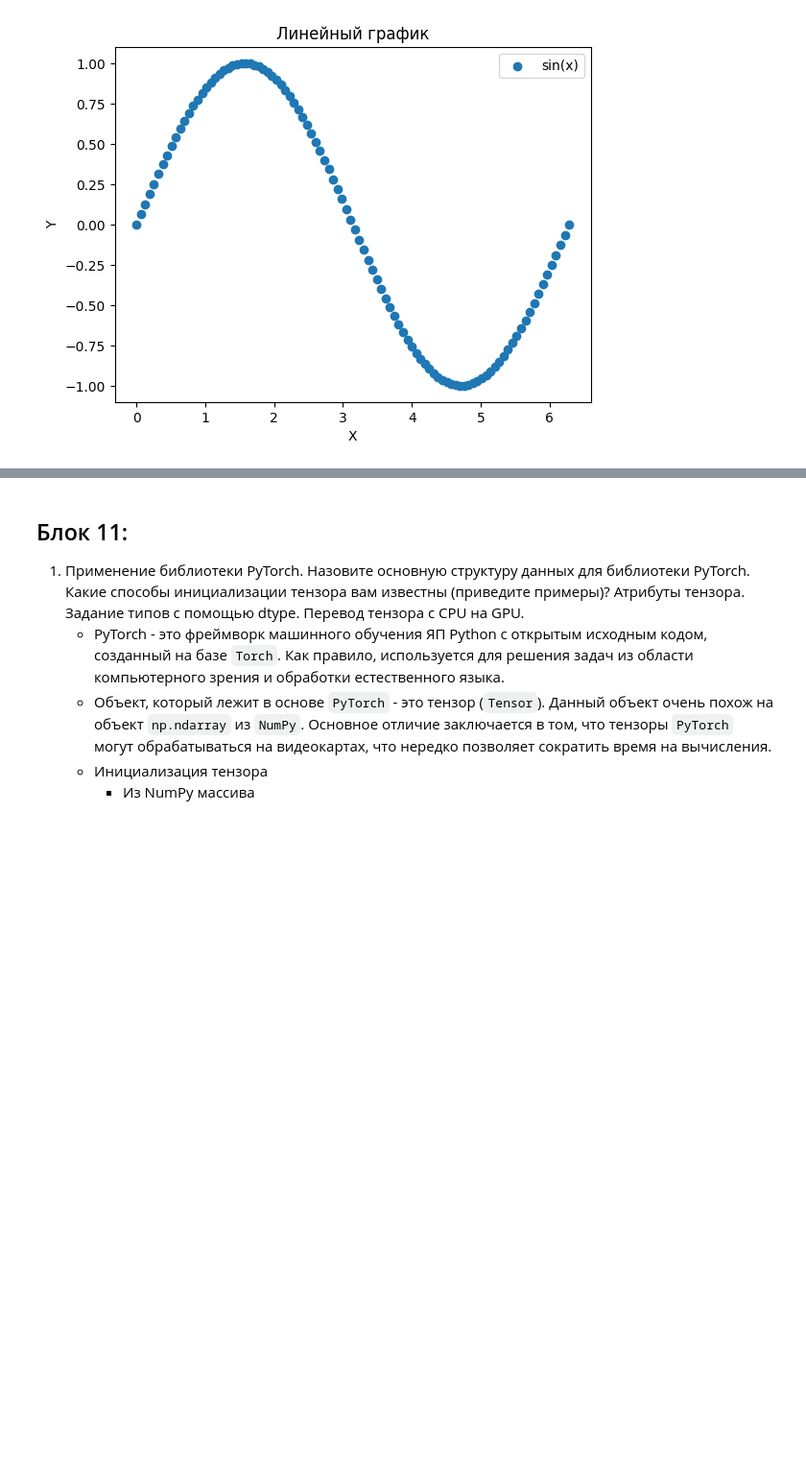
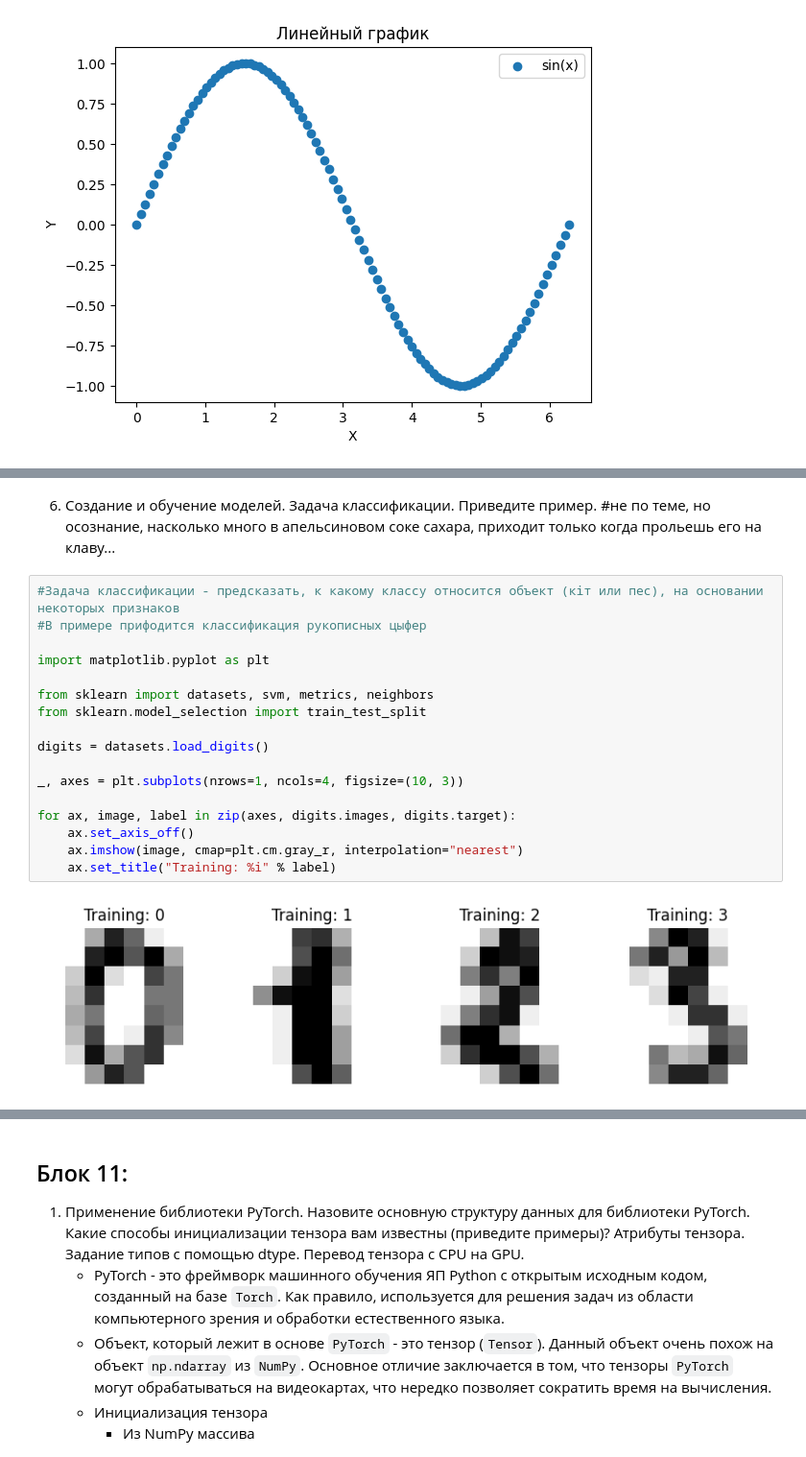
Before and after one commit to Quyntrd/zachet, a Jupyter notebook: zachet.ipynb, the cells around one changed output, grey strips where cells are left out. Shown at 96% size. Saved outputs shown, nothing was run; the diff lists cells and outputs as text; blank space fills up the shorter version.

```diff
--- a/zachet.ipynb
+++ b/zachet.ipynb
@@ -836,0 +1060,22 @@ plt.show()
+# %% [markdown]
+6. 	Создание и обучение моделей. Задача классификации. Приведите пример.
+#не по теме, но осознание, насколько много в апельсиновом соке сахара, приходит только когда прольешь его на клаву...
+# %%
+#Задача классификации - предсказать, к какому классу относится объект (кiт или пес), на основании некоторых признаков
+#В примере прифодится классификация рукописных цыфер
+
+import matplotlib.pyplot as plt
+
+from sklearn import datasets, svm, metrics, neighbors
+from sklearn.model_selection import train_test_split
+
+digits = datasets.load_digits()
+
+_, axes = plt.subplots(nrows=1, ncols=4, figsize=(10, 3))
+
+for ax, image, label in zip(axes, digits.images, digits.target):
+    ax.set_axis_off()
+    ax.imshow(image, cmap=plt.cm.gray_r, interpolation="nearest")
+    ax.set_title("Training: %i" % label)
+# %% [output]
+[figure, added]
```
Also changed, not shown: parts of 33 cells of this notebook.
